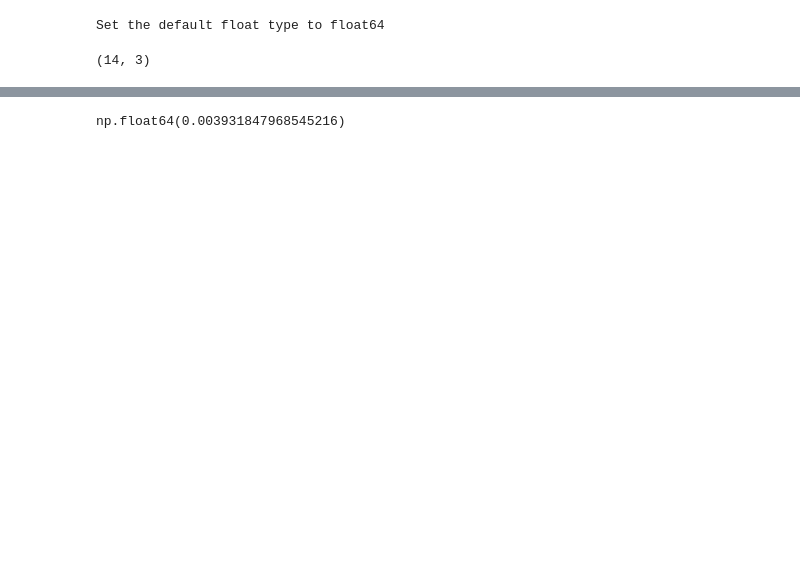
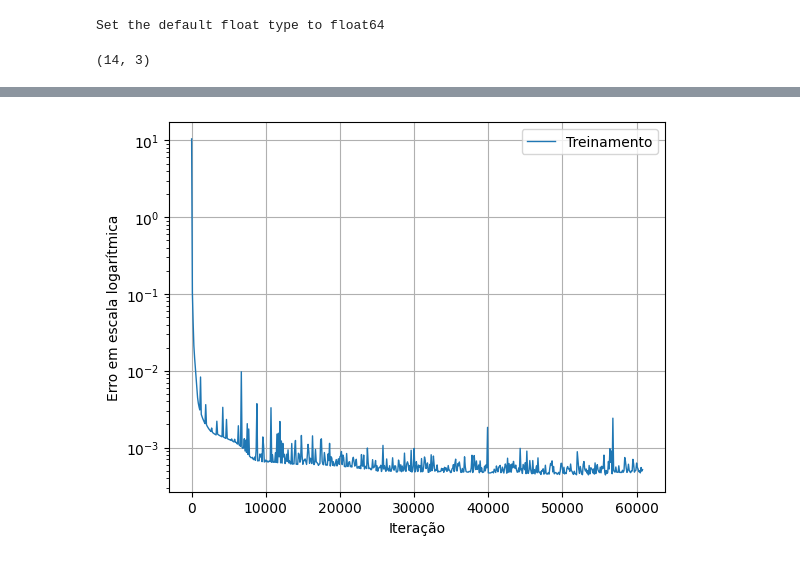
Before and after one commit to ginbar/inverse-cm, a Jupyter notebook: notebooks/real_data/RaissiExample.ipynb, the cells around one changed output, grey strips where cells are left out. Saved outputs shown, nothing was run; the diff lists cells and outputs as text; code cells hidden in the pictures; blank space fills up the shorter version.

```diff
--- a/notebooks/real_data/RaissiExample.ipynb
+++ b/notebooks/real_data/RaissiExample.ipynb
@@ -81,8 +93,8 @@ Step      Train loss
 (<deepxde.model.LossHistory at 0x...>,
  <deepxde.model.TrainState at 0x...>)
-# %%
-model.I0
-# %% [output]
-np.float64(0.003931847968545216)
+# %%
+plotting.plot_losshistory(model.losshistory)
+# %% [output]
+[figure, added]
 # %%
 test_t = np.linspace(t_0, t_f, 50)
```
Also changed, not shown: parts of 11 cells of this notebook, 18 other files.
